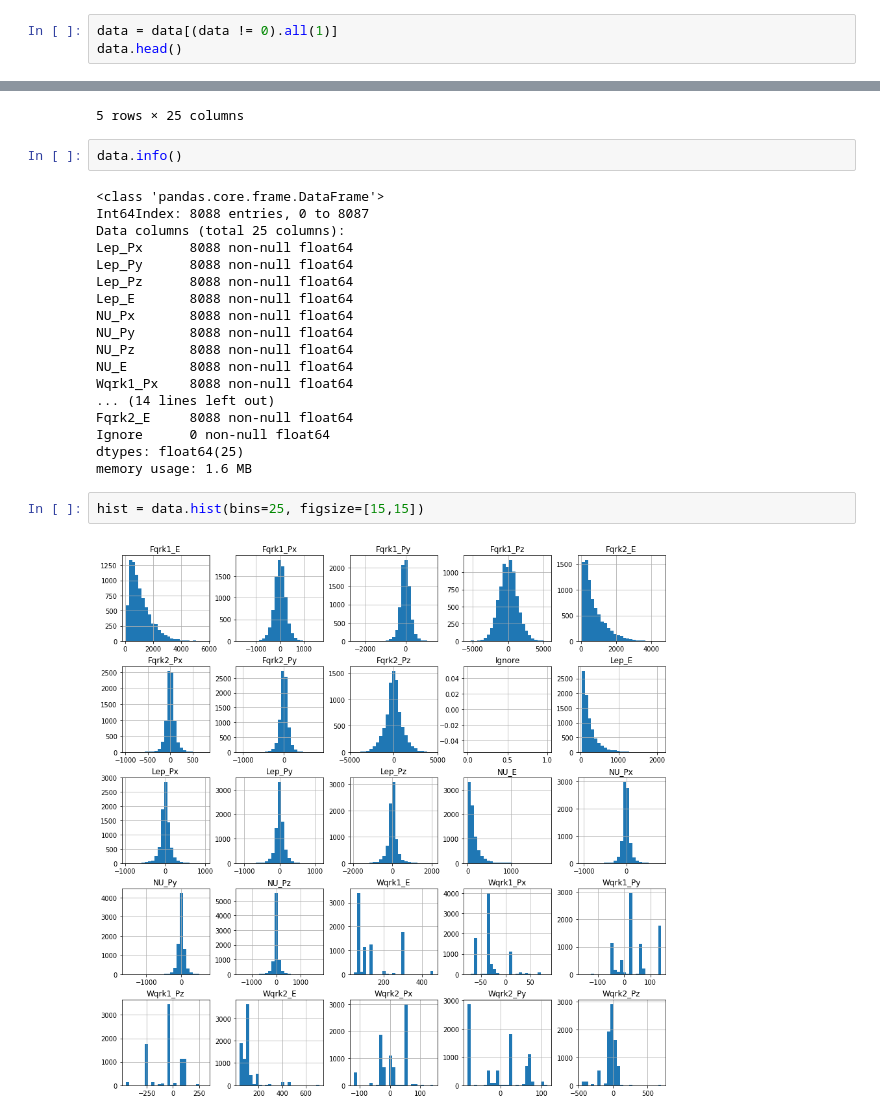
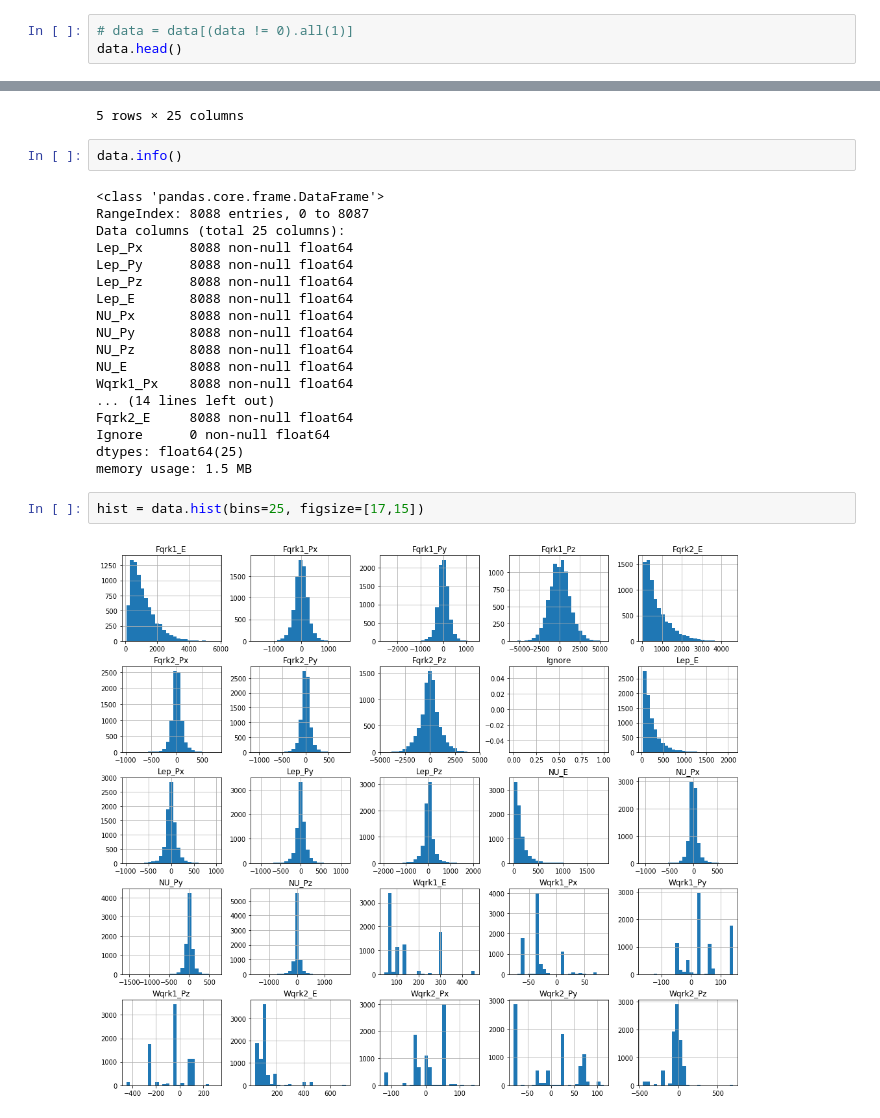
Before and after one commit to ram1123/GeneralMacros, a Jupyter notebook: Read_Text_File_Having_4VectorInfo.ipynb, the cells around one changed output, grey strips where cells are left out. Cells and saved outputs as stored; diff of their text form.

```diff
--- a/Read_Text_File_Having_4VectorInfo.ipynb
+++ b/Read_Text_File_Having_4VectorInfo.ipynb
@@ -32,7 +32,7 @@ data.head()
 # Drop rows if any value is zero.
 ***Only the zero value you will find for jets coming from W. As the macro is checking either for FAT jet or a RESOLVED one. But, in the text file I dumped only the resolved jets information.***
 # %%
-data = data[(data != 0).all(1)]
+# data = data[(data != 0).all(1)]
 data.head()
 # %% [output]
 |  | Lep_Px | Lep_Py | Lep_Pz | Lep_E | NU_Px | NU_Py | NU_Pz | NU_E | Wqrk1_Px | Wqrk1_Py | ... | ... |
@@ -46,7 +46,7 @@ data.head()
 data.info()
 # %% [output]
 <class 'pandas.core.frame.DataFrame'>
-Int64Index: 8088 entries, 0 to 8087
+RangeIndex: 8088 entries, 0 to 8087
 Data columns (total 25 columns):
 Lep_Px      8088 non-null float64
 Lep_Py      8088 non-null float64
@@ -61,8 +61,8 @@ Wqrk1_Px    8088 non-null float64
 Fqrk2_E     8088 non-null float64
 Ignore      0 non-null float64
 dtypes: float64(25)
-memory usage: 1.6 MB
+memory usage: 1.5 MB
 # %%
-hist = data.hist(bins=25, figsize=[15,15])
+hist = data.hist(bins=25, figsize=[17,15])
 # %% [output]
-[figure, old version]
+[figure, new version]
```
Also changed, not shown: parts of 1 cell of this notebook.
